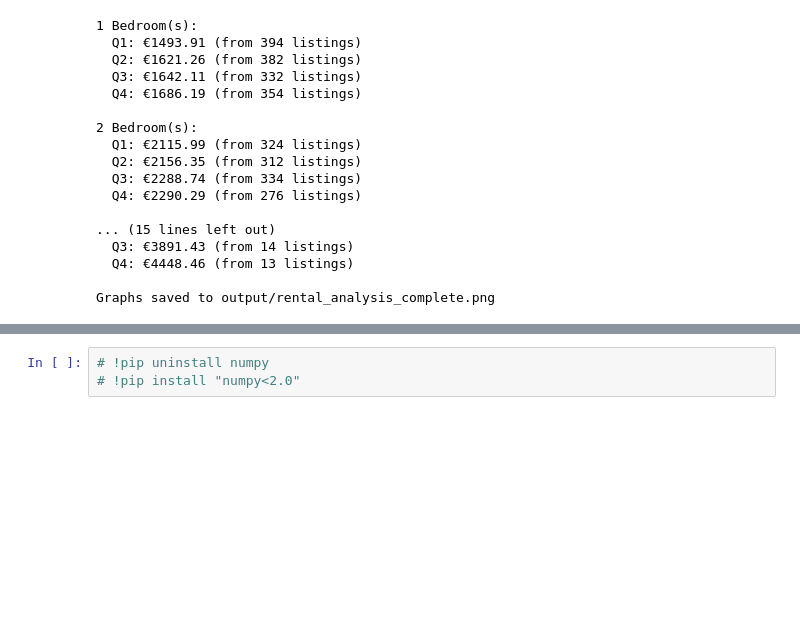
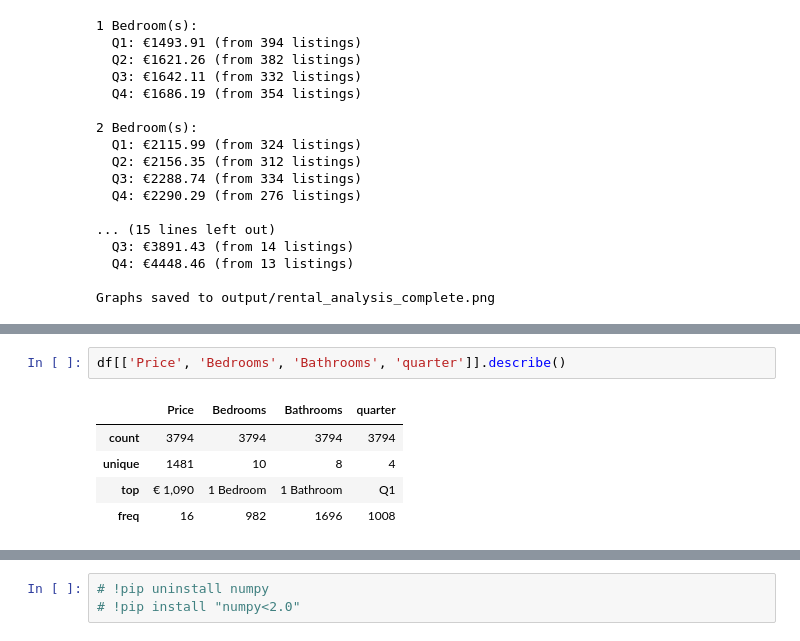
Before and after one commit to caolanmaguire/UCD-python-webscraping-assignment, a Jupyter notebook: Task2.ipynb, the cells around one changed output, grey strips where cells are left out. Cells and saved outputs as stored; diff of their text form; blank space fills up the shorter version.

```diff
--- a/Task2.ipynb
+++ b/Task2.ipynb
@@ -267,0 +288,8 @@ Graphs saved to output/rental_analysis_complete.png
+# %%
+df[['Price', 'Bedrooms', 'Bathrooms', 'quarter']].describe()
+# %% [output]
+|  | Price | Bedrooms | Bathrooms | quarter |
+| count | 3794 | 3794 | 3794 | 3794 |
+| unique | 1481 | 10 | 8 | 4 |
+| top | € 1,090 | 1 Bedroom | 1 Bathroom | Q1 |
+| freq | 16 | 982 | 1696 | 1008 |
```
Also changed, not shown: parts of 6 cells of this notebook, 1 other file.
